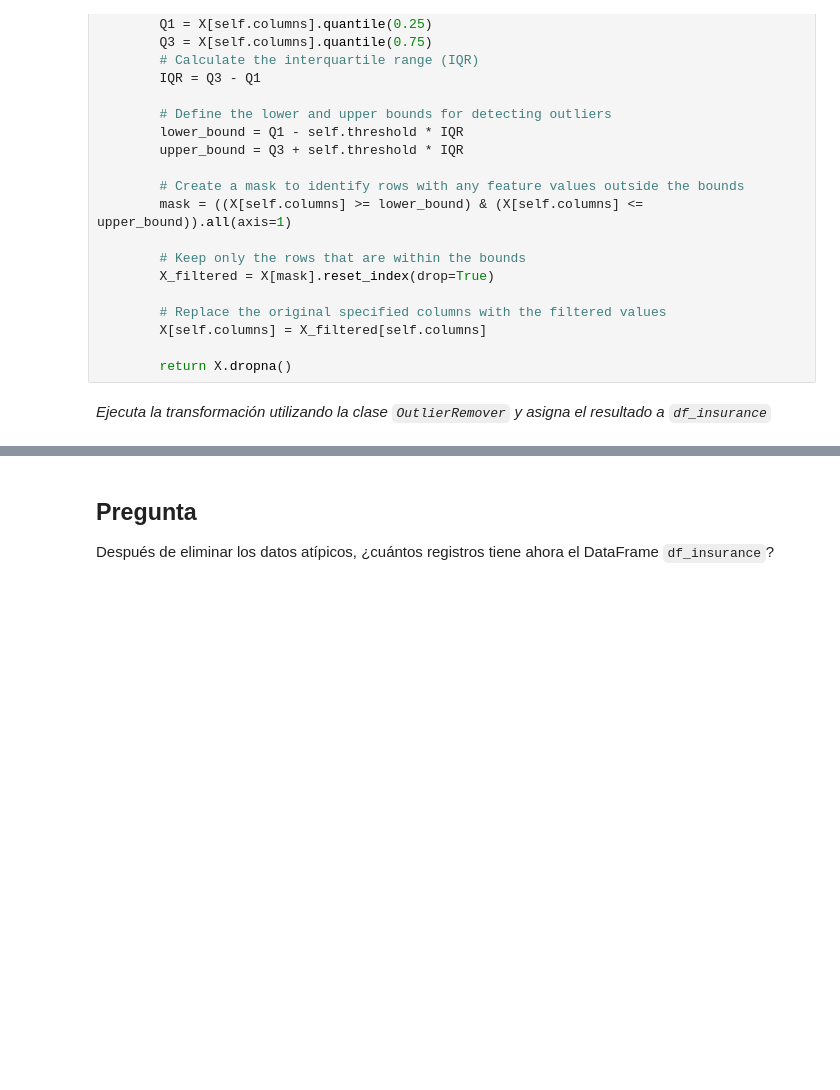
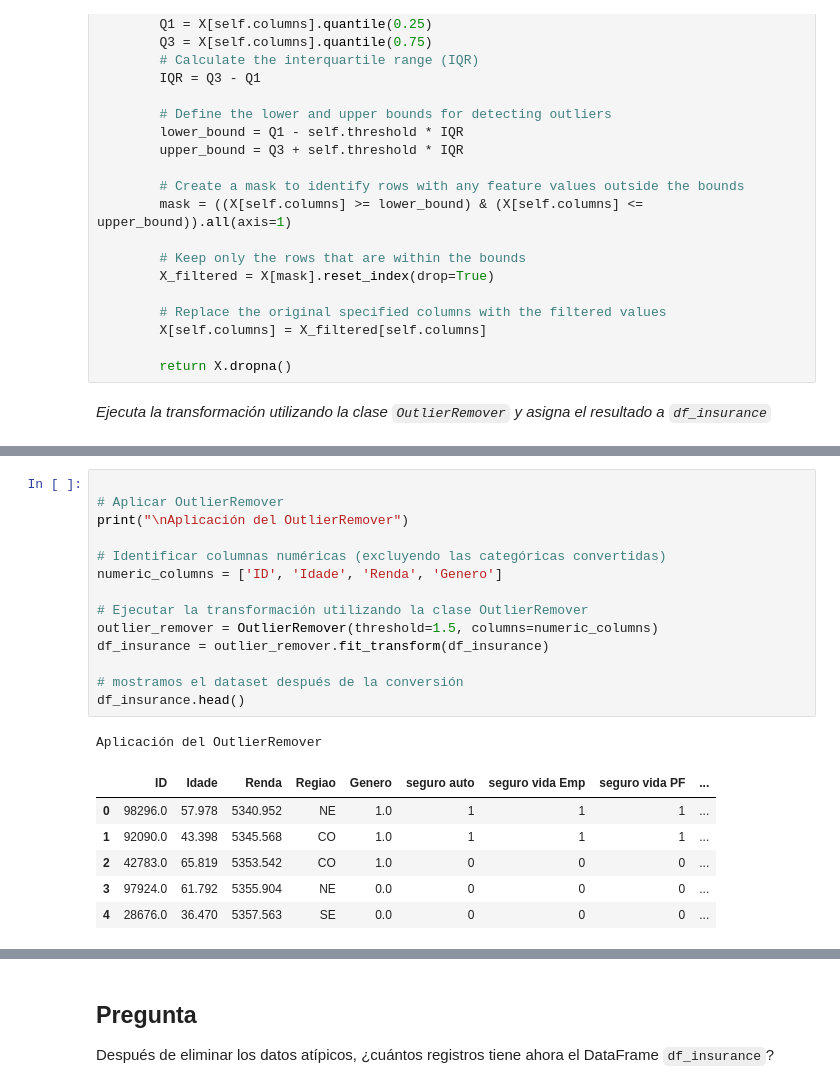
Before and after one commit to irina-yakovleva/python_b2_edp_uoc, a Jupyter notebook: python_b2_proyecto_final.ipynb, the cells around one changed output, grey strips where cells are left out. Saved outputs shown, nothing was run; the diff lists cells and outputs as text; blank space fills up the shorter version.

```diff
--- a/python_b2_proyecto_final.ipynb
+++ b/python_b2_proyecto_final.ipynb
@@ -1683,0 +1813,22 @@ class OutlierRemover(BaseEstimator, TransformerMixin):
+# %%
+
+# Aplicar OutlierRemover
+print("\nAplicación del OutlierRemover")
+
+# Identificar columnas numéricas (excluyendo las categóricas convertidas)
+numeric_columns = ['ID', 'Idade', 'Renda', 'Genero']
+
+# Ejecutar la transformación utilizando la clase OutlierRemover
+outlier_remover = OutlierRemover(threshold=1.5, columns=numeric_columns)
+df_insurance = outlier_remover.fit_transform(df_insurance)
+
+# mostramos el dataset después de la conversión
+df_insurance.head()
+# %% [output]
+Aplicación del OutlierRemover
+|  | ID | Idade | Renda | Regiao | Genero | seguro auto | seguro vida Emp | seguro vida PF | ... |
+| 0 | 98296.0 | 57.978 | 5340.952 | NE | 1.0 | 1 | 1 | 1 | ... |
+| 1 | 92090.0 | 43.398 | 5345.568 | CO | 1.0 | 1 | 1 | 1 | ... |
+| 2 | 42783.0 | 65.819 | 5353.542 | CO | 1.0 | 0 | 0 | 0 | ... |
+| 3 | 97924.0 | 61.792 | 5355.904 | NE | 0.0 | 0 | 0 | 0 | ... |
+| 4 | 28676.0 | 36.470 | 5357.563 | SE | 0.0 | 0 | 0 | 0 | ... |
```
Also changed, not shown: parts of 33 cells of this notebook.
